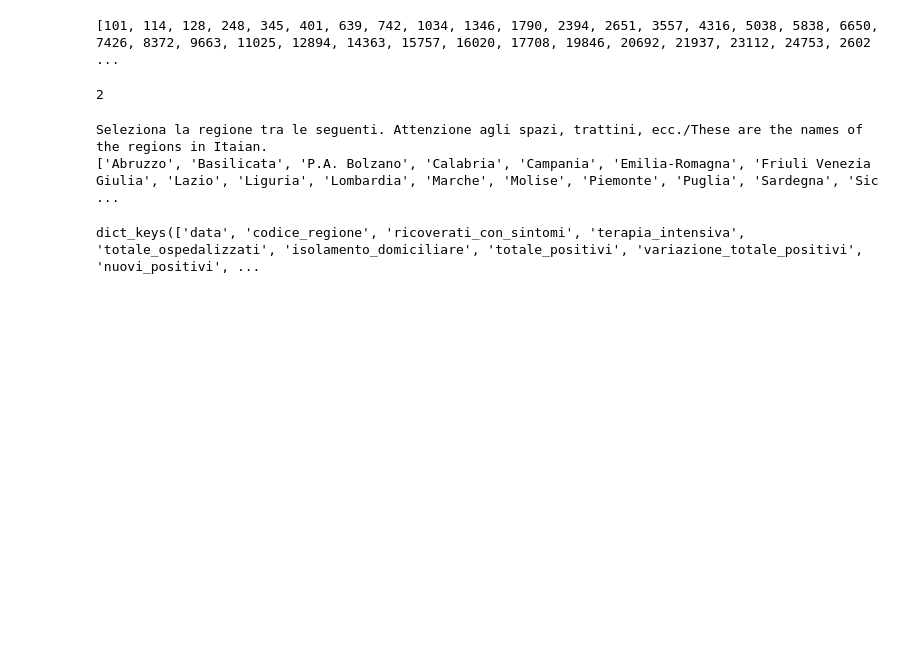
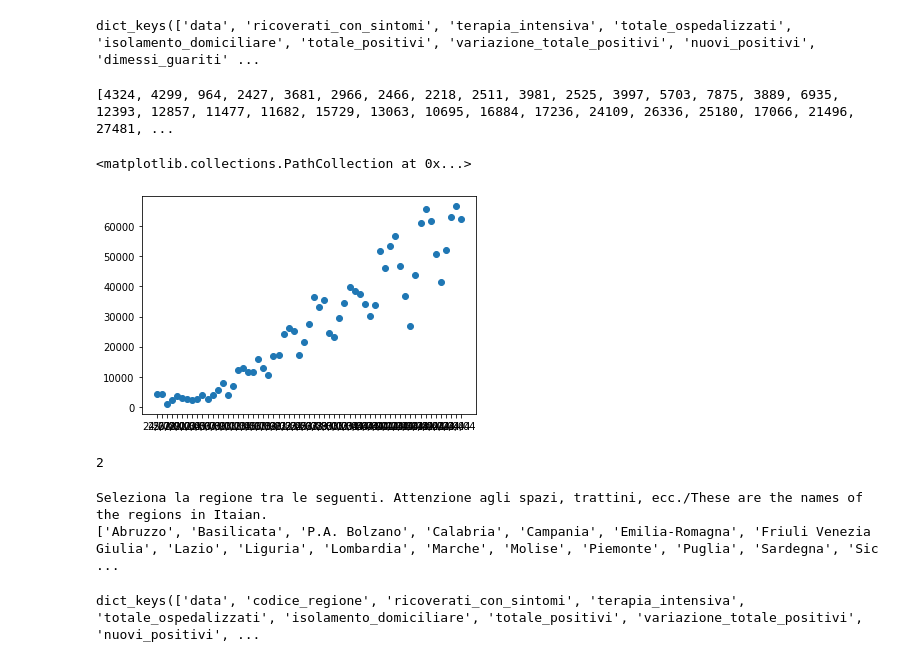
Before and after one commit to FReina/COVID-19, a Jupyter notebook: drawing board.ipynb, the cells around one changed output. Saved outputs shown, nothing was run; the diff lists cells and outputs as text; code cells hidden in the pictures; blank space fills up the shorter version.

```diff
--- a/drawing board.ipynb
+++ b/drawing board.ipynb
@@ -4,10 +4,48 @@ import frcovid19 as fr
 #content_dict = fr.data_loader_v1('./dati-regioni/dpc-covid19-ita-regioni.csv')
 
 b = fr.data_loader_nazionali('./dati-andamento-nazionale/dpc-covid19-ita-andamento-nazionale.csv')
-# %%
-print(b['ricoverati_con_sintomi'])
-# %% [output]
-[101, 114, 128, 248, 345, 401, 639, 742, 1034, 1346, 1790, 2394, 2651, 3557, 4316, 5038, 5838, 6650, 7426, 8372, 9663, 11025, 12894, 14363, 15757, 16020, 17708, 19846, 20692, 21937, 23112, 24753, 2602 ...
+# %%
+b.keys()
+# %% [output]
+dict_keys(['data', 'ricoverati_con_sintomi', 'terapia_intensiva', 'totale_ospedalizzati', 'isolamento_domiciliare', 'totale_positivi', 'variazione_totale_positivi', 'nuovi_positivi', 'dimessi_guariti' ...
+# %%
+import math as m
+class DatiNazionali():
+
+    def __init__(self,args):
+        self.data = args['data']
+        self.ricoverati_con_sintomi = args['ricoverati_con_sintomi']
+        self.terapia_intensiva = args['terapia_intensiva']
+        self.totale_ospedalizzati = args['totale_ospedalizzati']
+        self.isolamento_domiciliare = args['isolamento_domiciliare']
+        self.totale_positivi = args['totale_positivi']
+        self.variazione_totale_positivi = args['variazione_totale_positivi']
+        self.nuovi_positivi = args['nuovi_positivi']
+        self.dimessi_guariti = args['dimessi_guariti']
+        self.deceduti = args['deceduti']
+        self.totale_casi = args['totale_casi']
+        self.tamponi = args['tamponi']
+        self.casi_testati = args['casi_testati']
+        self.settimana = ['Settimana 1']
+        for i in range(1,len(self.data)):
+           self.settimana.append('Settimana ' + str(m.ceil((i+1)/7)))
+        #self.settimana = settimana
+        self.tamponi_giornalieri = [self.tamponi[0]]
+        for i in range(1,len(self.tamponi)):
+            self.tamponi_giornalieri.append(self.tamponi[i]-self.tamponi[i-1])
+# %%
+vediamo = DatiNazionali(b)
+# %%
+print(vediamo.tamponi_giornalieri)
+# %% [output]
+[4324, 4299, 964, 2427, 3681, 2966, 2466, 2218, 2511, 3981, 2525, 3997, 5703, 7875, 3889, 6935, 12393, 12857, 11477, 11682, 15729, 13063, 10695, 16884, 17236, 24109, 26336, 25180, 17066, 21496, 27481, ...
+# %%
+import matplotlib.pyplot as plt
+
+plt.scatter(vediamo.data,vediamo.tamponi_giornalieri)
+# %% [output]
+<matplotlib.collections.PathCollection at 0x...>
+[figure, added]
 # %%
 a,b = fr.data_loader_generic('./dati-andamento-nazionale/dpc-covid19-ita-andamento-nazionale.csv')
 # %%
```
Also changed, not shown: 2 other files.
